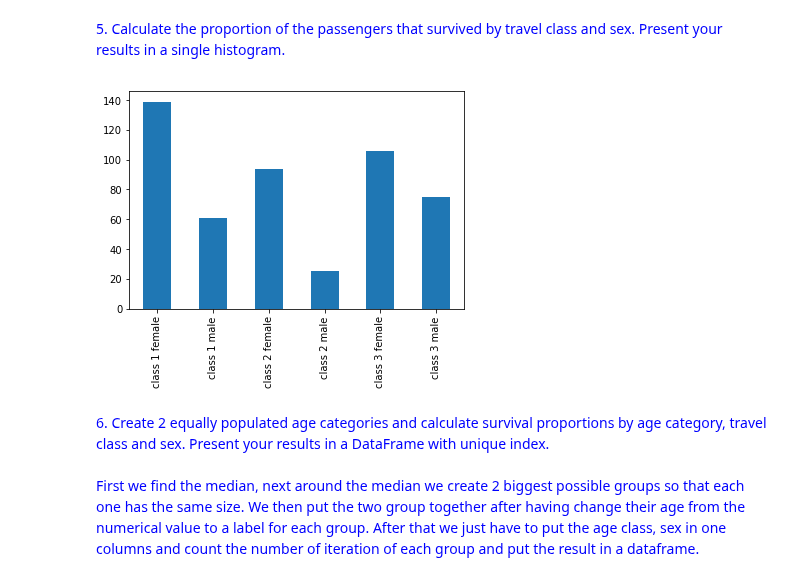
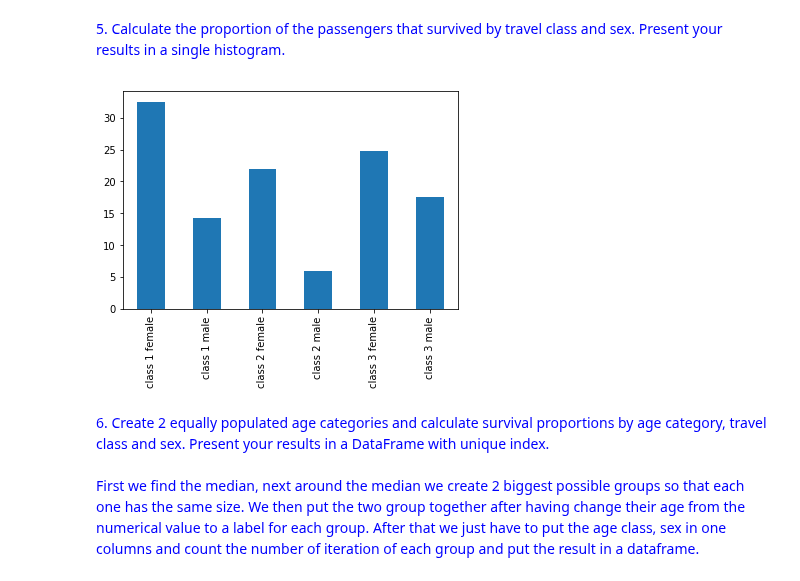
Before and after one commit to matthieuDev/ADA2017, a Jupyter notebook: 01 - Pandas and Data Wrangling/Homework 1.ipynb, the cells around one changed output. Cells and saved outputs as stored; diff of their text form; code cells hidden in the pictures.

```diff
--- a/01 - Pandas and Data Wrangling/Homework 1.ipynb
+++ b/01 - Pandas and Data Wrangling/Homework 1.ipynb
@@ -398,11 +479,14 @@ plt.show()
 # %%
 plt.gcf().clear()
 survivor = titanic[titanic.survived == 'survived']
-(survivor['pclass'].astype('object') + survivor['sex'].astype('object')).value_counts().sort_index().plot.bar().figure
+classSexSurvivorTitanic=(survivor['pclass'].astype('object') + survivor['sex'].astype('object')).value_counts().sort_index()
+total=classSexSurvivorTitanic.sum()
+
+classSexSurvivorTitanic.map(lambda x : (x / nbpass * 100) ).plot.bar().figure
 #plt.bar(classSexSurvivorTitanic, labels=[classSexSurvivorTitanic.index.values[x] + " : " + str(round(100 * classSexSurvivorTitanic.values[x] / total, 2)) + " %" for x in range(len(classSexSurvivorTitanic.values))])
 #plt.show()
 # %% [output]
-[figure, old version]
+[figure, new version]
 # %% [markdown]
 <span style="color:blue">6. Create 2 equally populated age categories and calculate survival proportions by age category, travel class and sex. Present your results in a DataFrame with unique index.<br><br>
 First we find the median, next around the median we create 2 biggest possible groups so that each one has the same
```
Also changed, not shown: parts of 7 cells of this notebook.
